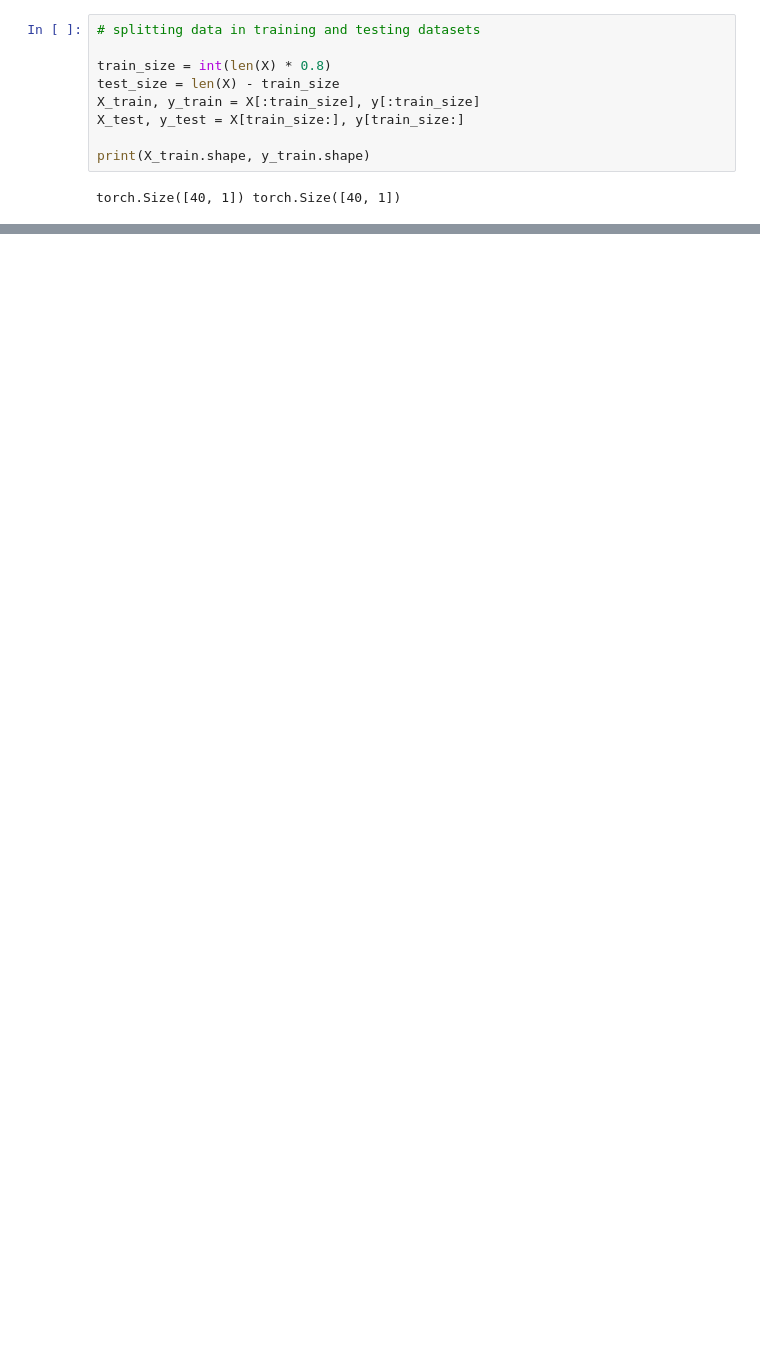
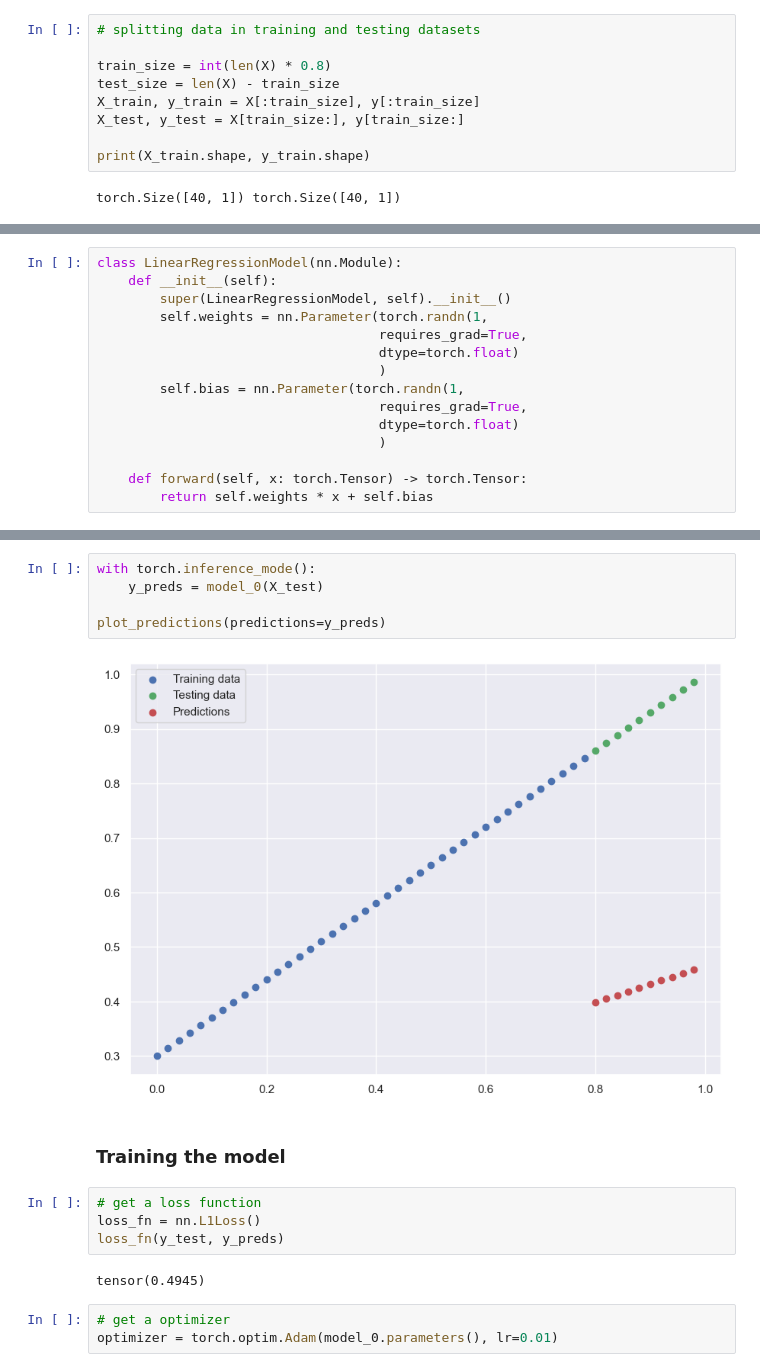
Before and after one commit to mariusdgm/pytorch_learn, a Jupyter notebook: notebooks/nb_1.ipynb, the cells around one changed output, grey strips where cells are left out. Drawn from its saved outputs; the diff is of its cells as text; blank space fills up the shorter version.

```diff
--- a/notebooks/nb_1.ipynb
+++ b/notebooks/nb_1.ipynb
@@ -58,0 +50,15 @@ plot_predictions()
+# %%
+class LinearRegressionModel(nn.Module):
+    def __init__(self):
+        super(LinearRegressionModel, self).__init__()
+        self.weights = nn.Parameter(torch.randn(1,
+                                    requires_grad=True,
+                                    dtype=torch.float)
+                                    )
+        self.bias = nn.Parameter(torch.randn(1,
+                                    requires_grad=True,
+                                    dtype=torch.float)
+                                    )
+
+    def forward(self, x: torch.Tensor) -> torch.Tensor:
+        return self.weights * x + self.bias
@@ -58,0 +80,18 @@ plot_predictions()
+# %%
+with torch.inference_mode():
+    y_preds = model_0(X_test)
+
+plot_predictions(predictions=y_preds)
+# %% [output]
+[figure, added]
+# %% [markdown]
+### Training the model
+# %%
+# get a loss function
+loss_fn = nn.L1Loss()
+loss_fn(y_test, y_preds)
+# %% [output]
+tensor(0.4945)
+# %%
+# get a optimizer
+optimizer = torch.optim.Adam(model_0.parameters(), lr=0.01)
```
Also changed, not shown: parts of 26 cells of this notebook, 3 other files.
